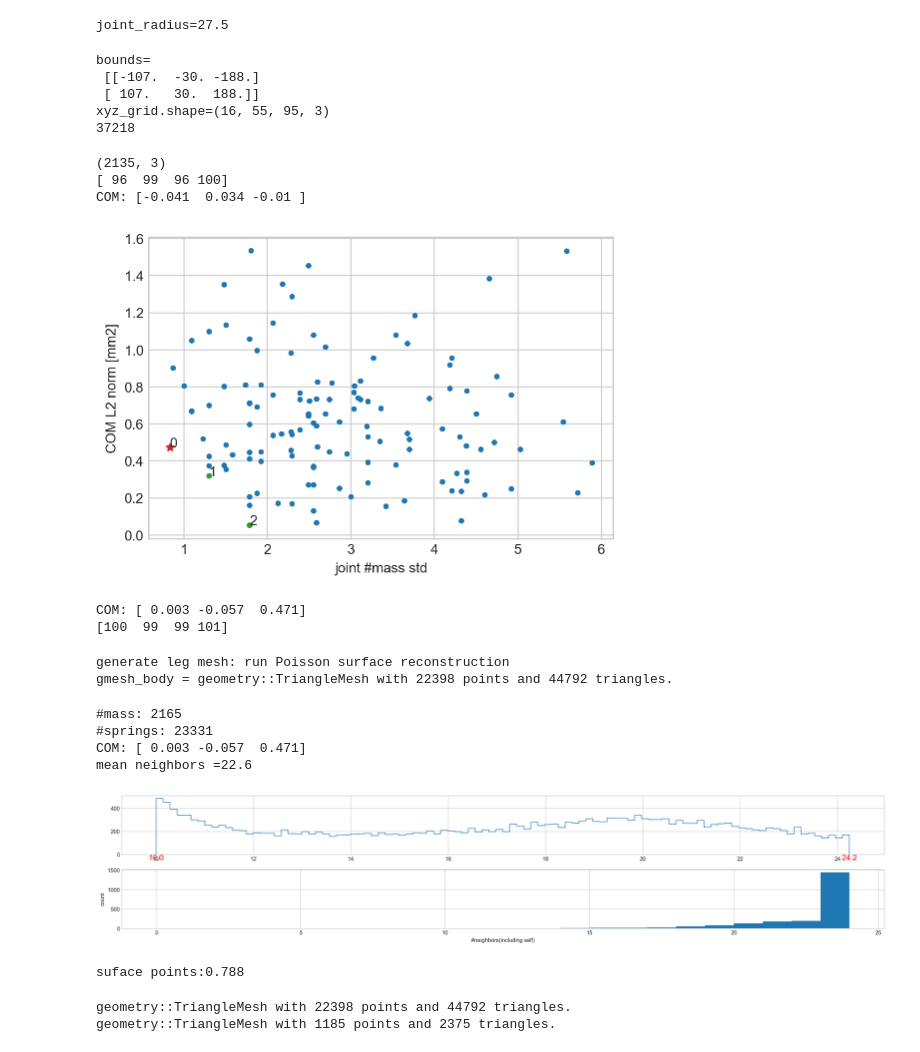
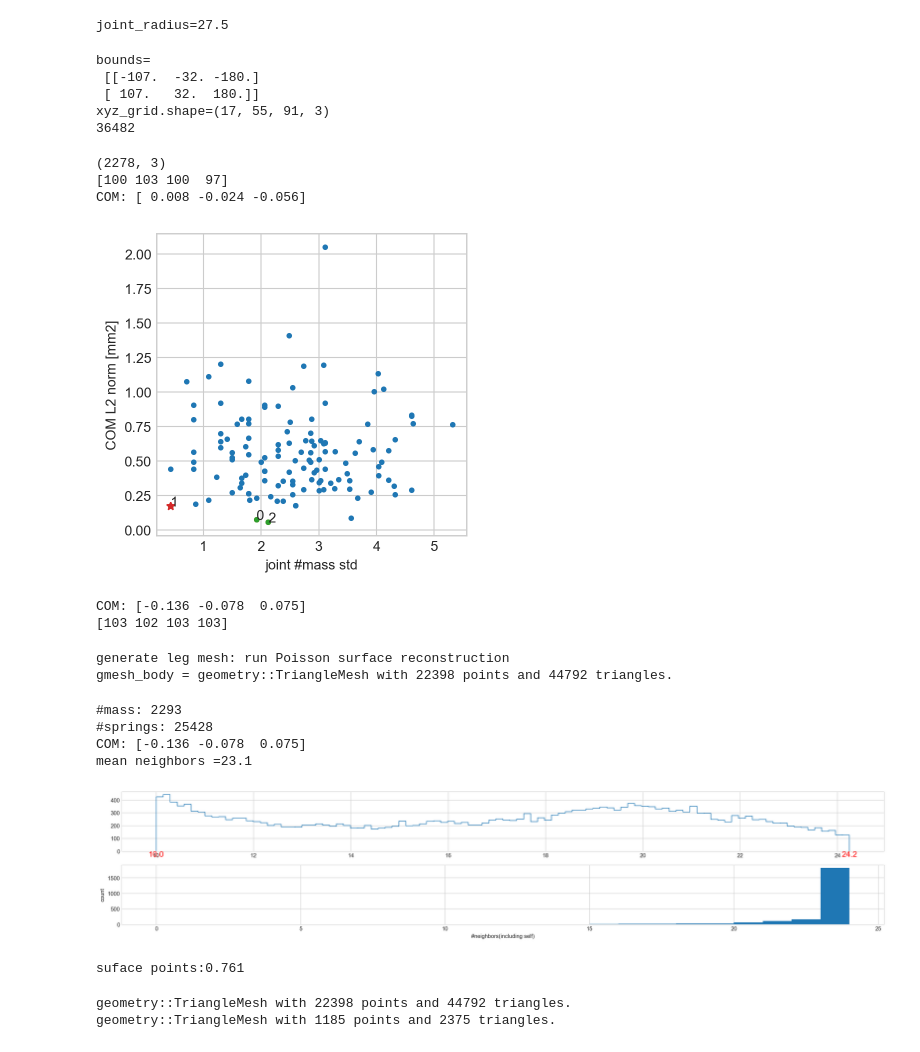
Before and after one commit to boxiXia/FlexipodFast, a Jupyter notebook: src/slicer.ipynb, the cells around one changed output. Saved outputs shown, nothing was run; the diff lists cells and outputs as text; code cells hidden in the pictures.

```diff
--- a/src/slicer.ipynb
+++ b/src/slicer.ipynb
@@ -480,12 +480,12 @@ joint_overlap = half_joint_overlap*2
 print(f"joint_overlap:{joint_overlap}")
 leg_d0 = 0.05+2.2 # length of first segment, 2.2 is the thickness of the coupler
 leg_d1 = 120  # length of last segment
-leg_r0 = 40   # radius of rotation of mid segment
+leg_r0 = 36   # radius of rotation of mid segment
 # leg_d1 = 150  # length of last segment
 # leg_r0 = 55   # radius of rotation of mid segment
 
-leg_r1 = 30   # radius of the first segment
-leg_r2 = 25   # radius of the end at the second segment
+leg_r1 = 32   # radius of the first segment
+leg_r2 = 28   # radius of the end at the second segment
 # leg_r3 = 14   # radius at the end of the last segment
 leg_r3 = 16   # radius at the end of the last segment
 
@@ -527,8 +527,8 @@ np.alltrue(leg.PointIsInside([
 # v_leg: nx3 np array of vertices
 # n_leg: nx3 np array of vertex normals
 
-# v_leg, n_leg = leg.RandomPoint(1500000)
-# v_leg_f, n_leg_f = leg.RandomPoint(50000, surfaceOnly=True)
+# v_leg, n_leg = leg.RandomPoint(30000)
+# v_leg_f, n_leg_f = leg.RandomPoint(1000, surfaceOnly=True)
 # %% [output]
 joint_overlap:60.0
 True
@@ -921,7 +926,7 @@ geometry::TriangleMesh with 245 points and 486 triangles.
 ############################ defineing joints geometry
 dx_front = 0.0
 dx_back = dx_front
-dy = 280.0/2
+dy = 260.0/2
 # rot_ang = 15
 # cylinder_len = 93.966572
 rot_ang = 10.0
@@ -950,7 +955,7 @@ joint_radius=27.5
 # %load_ext line_profiler
 # body_trimesh = trimesh.load("../mesh/mainbody_v2_simplified.stl", use_embree=True)
 
-body_trimesh_path = "../mesh/soft_body_v2_simplified_10deg.obj"
+body_trimesh_path = "../mesh/soft_body_simplified.obj"
 body_trimesh = trimesh.load(body_trimesh_path, use_embree=True)
 body_filled_trimesh = trimesh.load(body_trimesh_path, use_embree=True)
 # body_filled_o3dmesh = o3d.io.read_triangle_mesh("../mesh/mainbody_v2_simplified_filled.stl")
@@ -1004,10 +1009,10 @@ xyz_grid_inside = xyz_grid[grid_is_deep_inside]
 # body_trimesh.show()
 # %% [output]
 bounds=
- [[-107.  -30. -188.]
- [ 107.   30.  188.]]
-xyz_grid.shape=(16, 55, 95, 3)
-37218
+ [[-107.  -32. -180.]
+ [ 107.   32.  180.]]
+xyz_grid.shape=(17, 55, 91, 3)
+36482
 # %%
 # pcd_body = o3d.geometry.PointCloud()
 # pcd_body.points = o3d.utility.Vector3dVector(xyz_grid_inside)
@@ -1076,9 +1081,9 @@ pcd_body.points = o3d.utility.Vector3dVector(xyz_body)
 # o3d.visualization.draw_geometries([pcd_body, coord_frame])
 # o3d.visualization.draw_geometries_with_animation_callback([pcd_body,coord_frame],rotate_view)
 # %% [output]
-(2135, 3)
-[ 96  99  96 100]
-COM: [-0.041  0.034 -0.01 ]
+(2278, 3)
+[100 103 100  97]
+COM: [ 0.008 -0.024 -0.056]
 # %%
 # ref: https://stackoverflow.com/questions/32791911/fast-calculation-of-pareto-front-in-python
 # Faster than is_pareto_efficient_simple, but less readable.
@@ -1109,23 +1114,24 @@ def is_pareto_efficient(costs, return_mask = True):
 # %%
 pareto_front = is_pareto_efficient(np.stack((std_arr,com_norm_arr)).T,False)
 # choose from pareto front, choose the one with the smallest std
-chosen_index = pareto_front[np.argmin(std_arr[pareto_front])]
+# chosen_index = pareto_front[np.argmin(std_arr[pareto_front])]
+chosen_index = pareto_front[np.argmin(std_arr[pareto_front]+com_norm_arr[pareto_front])]
 # %%
-plt.figure(dpi=100)
+plt.figure(dpi=100,figsize=(4,4))
 plt.plot(std_arr,com_norm_arr,'.')
 plt.plot(std_arr[pareto_front],com_norm_arr[pareto_front],'.')
 plt.plot(std_arr[pareto_front],com_norm_arr[pareto_front],'.')
 plt.plot(std_arr[chosen_index],com_norm_arr[chosen_index],'*')
 
 for rank,idx in enumerate(pareto_front):
     plt.text(std_arr[idx],com_norm_arr[idx],rank)
 
 plt.xlabel("joint #mass std")
 plt.ylabel("COM L2 norm [mm2]")
 
 plt.show()
 # %% [output]
-[figure, old version]
+[figure, new version]
 # %%
 xyz_body,body_rot_ids,body_rot_counts = result[chosen_index]
 pcd_body = o3d.geometry.PointCloud()
@@ -1134,8 +1140,8 @@ with np.printoptions(precision=3, suppress=True):
     print("COM:", np.mean(xyz_body, axis=0))
 print(body_rot_counts)
 # %% [output]
-COM: [ 0.003 -0.057  0.471]
-[100  99  99 101]
+COM: [-0.136 -0.078  0.075]
+[103 102 103 103]
 # %%
 def trimeshToO3dMesh(mesh):
     """
@@ -1237,11 +1243,11 @@ ax[1].set_ylabel("count")
 plt.tight_layout()
 plt.show()
 # %% [output]
-#mass: 2165
-#springs: 23331
-COM: [ 0.003 -0.057  0.471]
-mean neighbors =22.6
+#mass: 2293
+#springs: 25428
+COM: [-0.136 -0.078  0.075]
+mean neighbors =23.1
-[figure, old version]
+[figure, new version]
 # %%
 # signed_distance = trimesh.proximity.signed_distance(body_trimesh,xyz_body)
 signed_distance = trimesh.proximity.signed_distance(body_filled_trimesh,xyz_body)
@@ -1273,7 +1279,7 @@ pcd_body.colors = o3d.utility.Vector3dVector(colors)
 body_lines_colors = (colors[lines_body[:,0]]+colors[lines_body[:,1]])/2
 lsd_body.colors = o3d.utility.Vector3dVector(body_lines_colors)
 # %% [output]
-suface points:0.788
+suface points:0.761
 # %%
 # o3d.visualization.draw_geometries([pcd_body,lsd_body])
 
```
Also changed, not shown: parts of 22 cells of this notebook, 16 other files.
